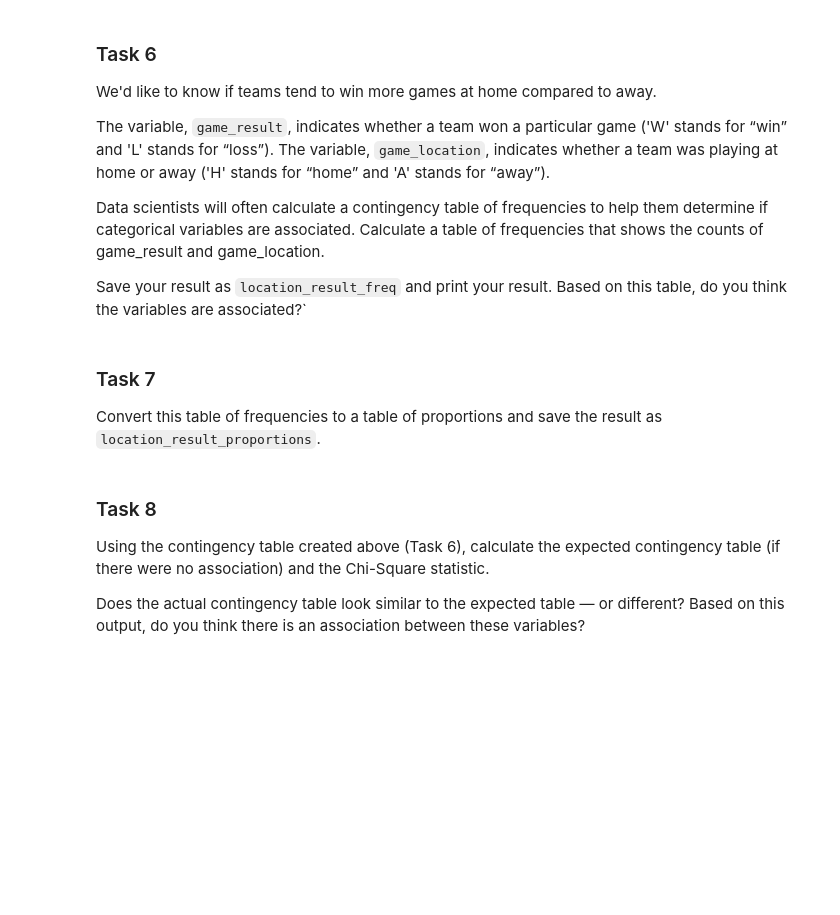
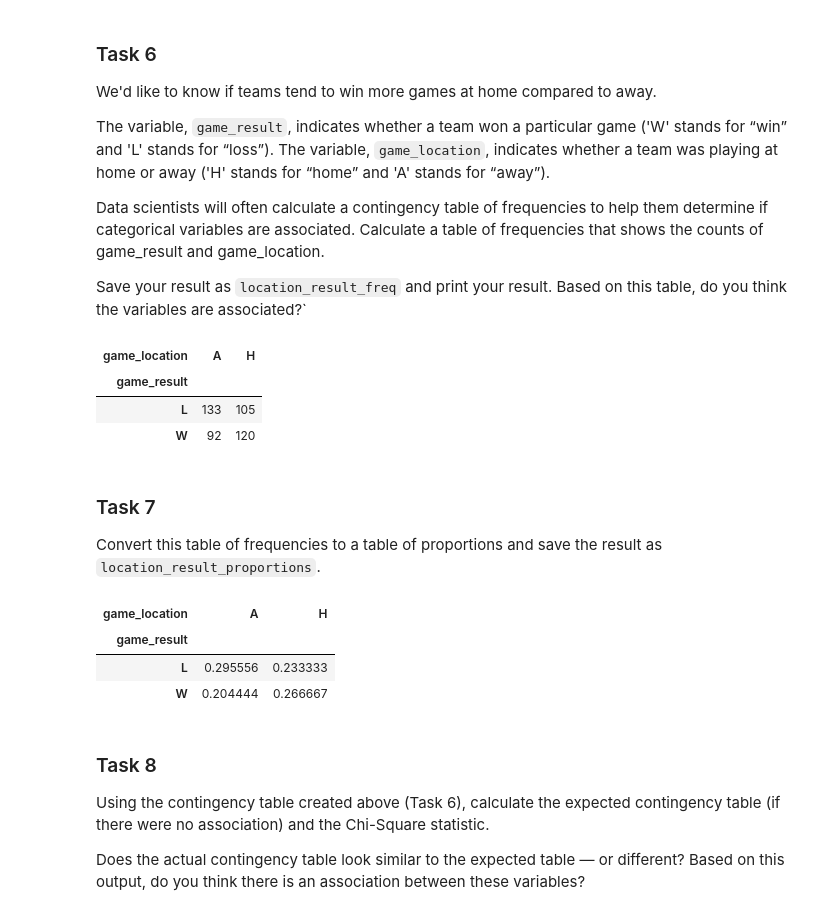
Before and after one commit to majorgilles/code_cademy_nlp, a Jupyter notebook: nba_trends/Codecademy_NBA_Trends_Project.ipynb, the cells around one changed output. Saved outputs shown, nothing was run; the diff lists cells and outputs as text; code cells hidden in the pictures; blank space fills up the shorter version.

```diff
--- a/nba_trends/Codecademy_NBA_Trends_Project.ipynb
+++ b/nba_trends/Codecademy_NBA_Trends_Project.ipynb
@@ -129,10 +135,26 @@ The variable, `game_result`, indicates whether a team won a particular game ('W'
 Data scientists will often calculate a contingency table of frequencies to help them determine if categorical variables are associated. Calculate a table of frequencies that shows the counts of game_result and game_location.
 
 Save your result as `location_result_freq` and print your result. Based on this table, do you think the variables are associated?`
+# %%
+location_result_freq = pd.crosstab(nba_2010.game_result, nba_2010.game_location)
+location_result_freq
+# %% [output]
+| game_location | A | H |
+| game_result |  |  |
+| L | 133 | 105 |
+| W | 92 | 120 |
 # %% [markdown]
 ### Task 7
 
 Convert this table of frequencies to a table of proportions and save the result as `location_result_proportions`.
+# %%
+location_result_proportions = location_result_freq / len(nba_2010)
+location_result_proportions
+# %% [output]
+| game_location | A | H |
+| game_result |  |  |
+| L | 0.295556 | 0.233333 |
+| W | 0.204444 | 0.266667 |
 # %% [markdown]
 ### Task 8
 Using the contingency table created above (Task 6), calculate the expected contingency table (if there were no association) and the Chi-Square statistic.
```
Also changed, not shown: parts of 7 cells of this notebook.
